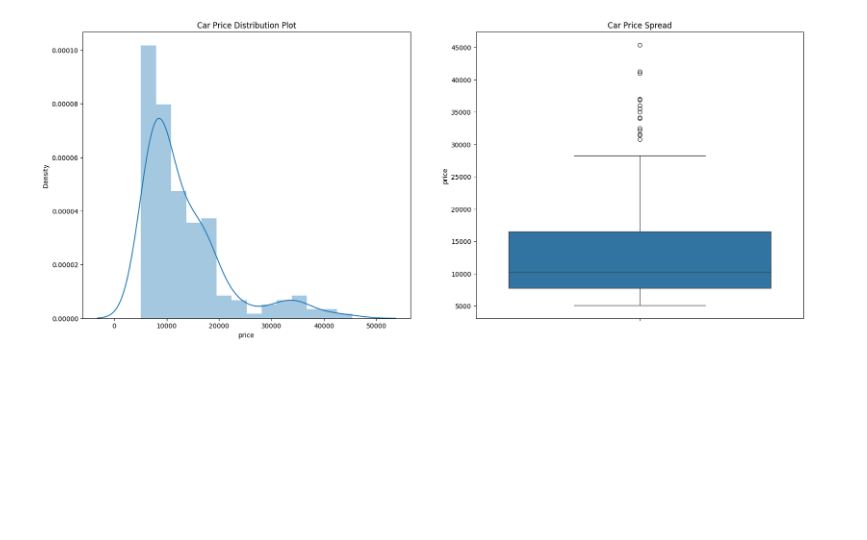
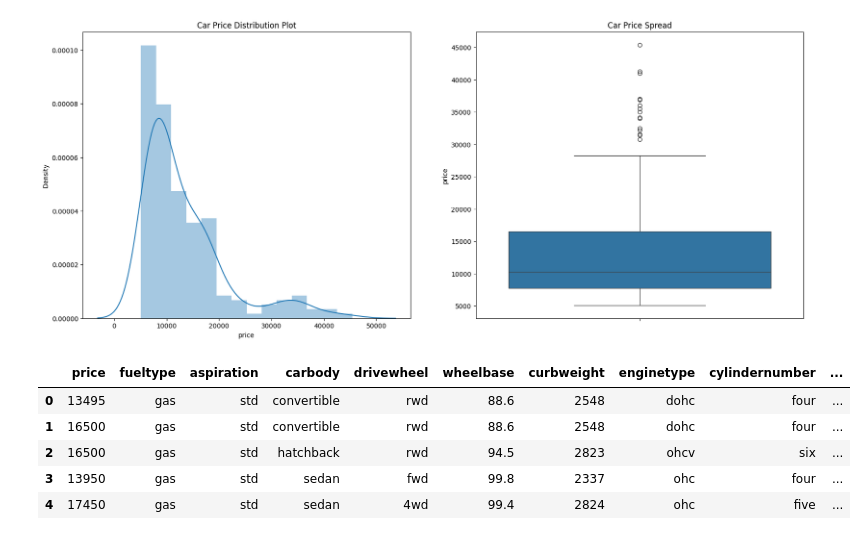
Before and after one commit to MontherAzzam/GAZASKY, a Jupyter notebook: CarPricePre.ipynb, the cells around one changed output. Saved outputs shown, nothing was run; the diff lists cells and outputs as text; code cells hidden in the pictures; blank space fills up the shorter version.

```diff
--- a/CarPricePre.ipynb
+++ b/CarPricePre.ipynb
@@ -22,30 +24,52 @@ cars.head()
 
 cars.CompanyName.unique()
 #print(CompanyName)
 
 cars.CompanyName = cars.CompanyName.str.lower()
 
 def replace_name(a,b):
     cars.CompanyName.replace(a,b,inplace=True)
 
 replace_name('maxda','mazda')
 replace_name('porcshce','porsche')
 replace_name('toyouta','toyota')
 replace_name('vokswagen','volkswagen')
 replace_name('vw','volkswagen')
 
 cars.CompanyName.unique()
 
 plt.figure(figsize=(20,8))
 
 plt.subplot(1,2,1)
 plt.title('Car Price Distribution Plot')
 sns.distplot(cars.price)
 
 plt.subplot(1,2,2)
 plt.title('Car Price Spread')
 sns.boxplot(y=cars.price)
 
 plt.show()
+
+cars['fueleconomy'] = (0.55 * cars['citympg']) + (0.45 * cars['highwaympg'])
+
+cars['price'] = cars['price'].astype('int')
+temp = cars.copy()
+table = temp.groupby(['CompanyName'])['price'].mean()
+temp = temp.merge(table.reset_index(), how='left',on='CompanyName')
+bins = [0,10000,20000,40000]
+cars_bin=['Budget','Medium','Highend']
+cars['carsrange'] = pd.cut(temp['price_y'],bins,right=False,labels=cars_bin)
+cars.head()
+
+cars_lr = cars[['price', 'fueltype', 'aspiration','carbody', 'drivewheel','wheelbase',
+                  'curbweight', 'enginetype', 'cylindernumber', 'enginesize', 'boreratio','horsepower',
+                    'fueleconomy', 'carlength','carwidth', 'carsrange']]
+cars_lr.head()
 # %% [output]
 [figure]
+|  | price | fueltype | aspiration | carbody | drivewheel | wheelbase | curbweight | enginetype | cylindernumber | ... |
+| 0 | 13495 | gas | std | convertible | rwd | 88.6 | 2548 | dohc | four | ... |
+| 1 | 16500 | gas | std | convertible | rwd | 88.6 | 2548 | dohc | four | ... |
+| 2 | 16500 | gas | std | hatchback | rwd | 94.5 | 2823 | ohcv | six | ... |
+| 3 | 13950 | gas | std | sedan | fwd | 99.8 | 2337 | ohc | four | ... |
+| 4 | 17450 | gas | std | sedan | 4wd | 99.4 | 2824 | ohc | five | ... |
```
Also changed, not shown: parts of 1 cell of this notebook.
